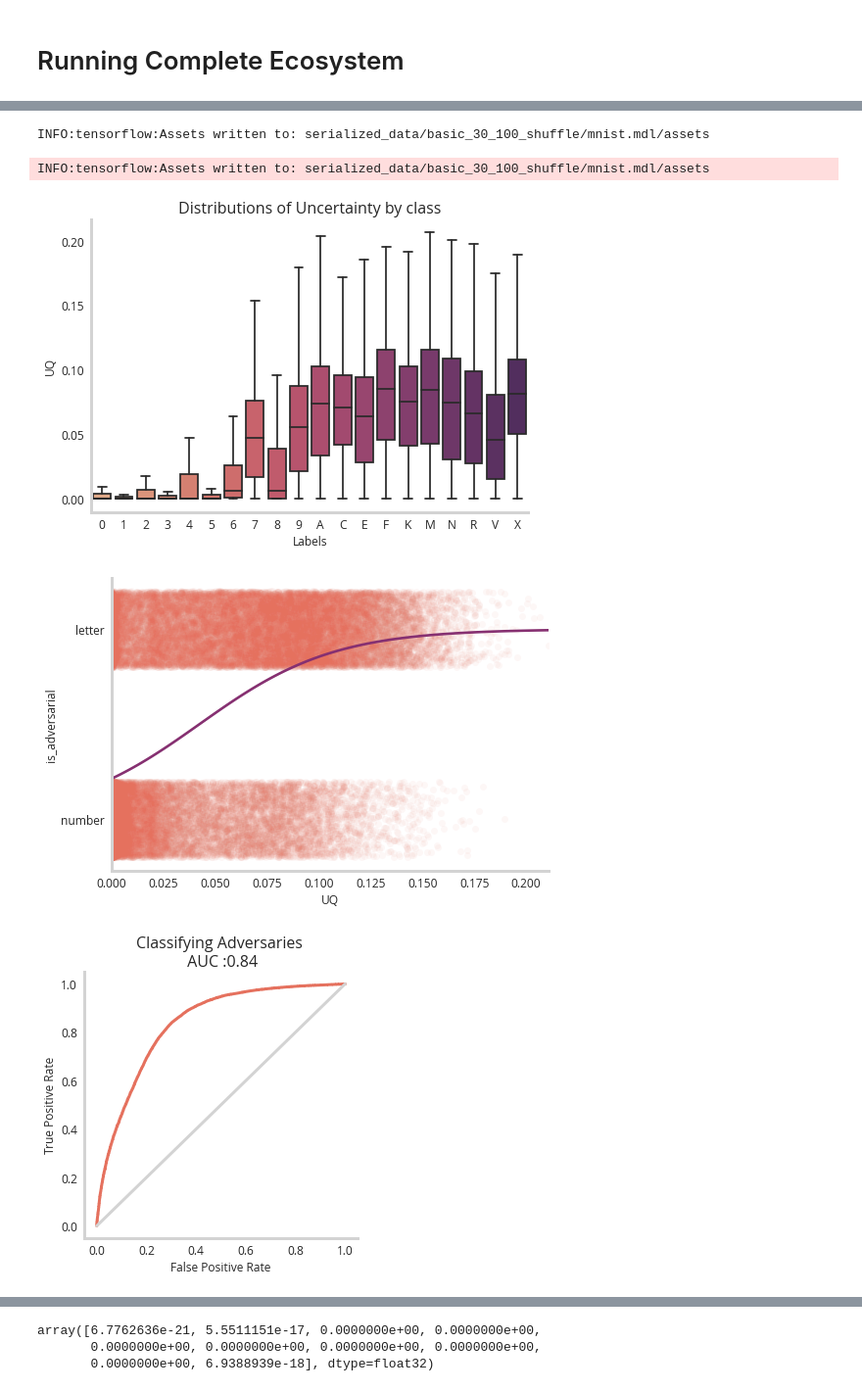
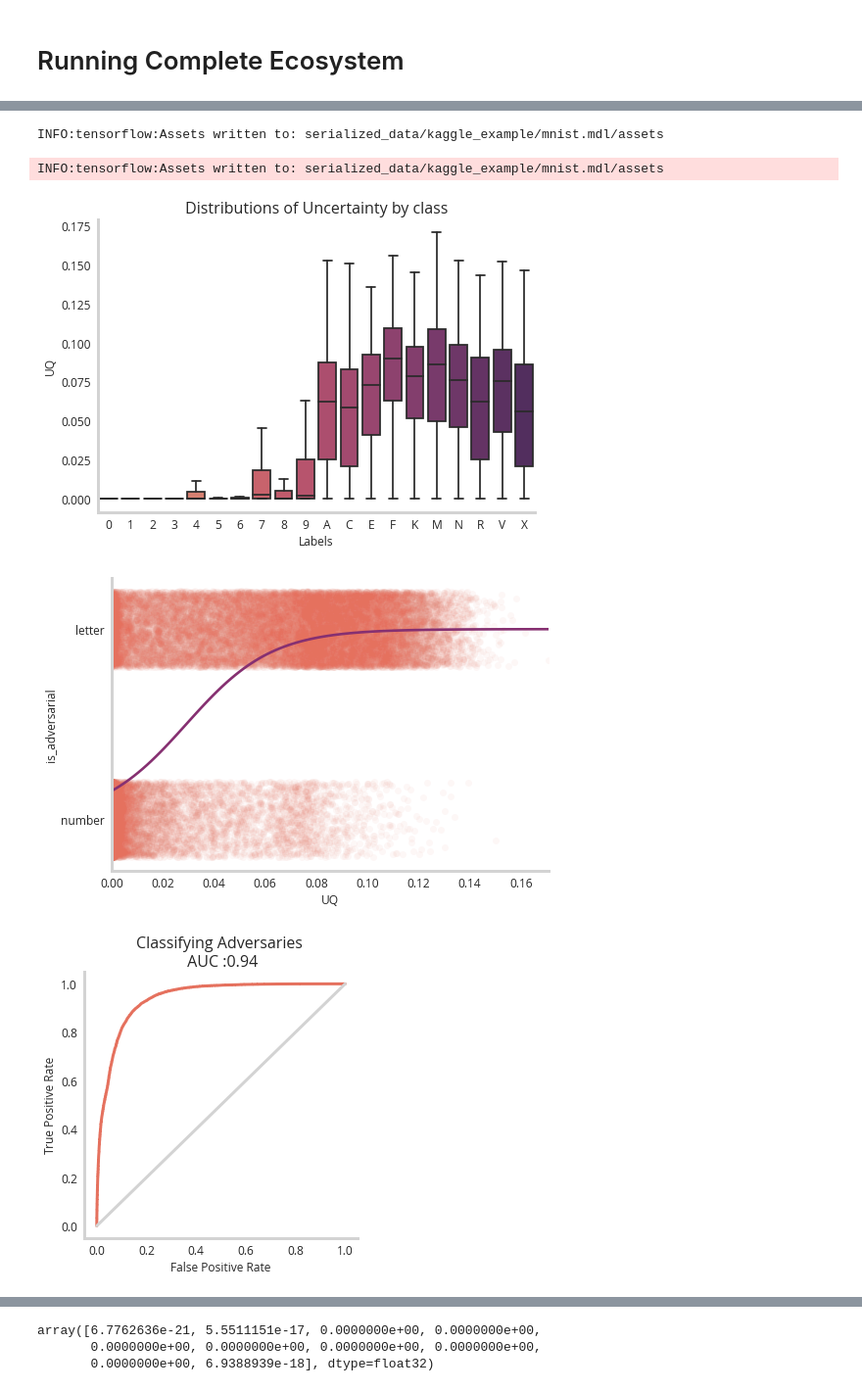
Before and after one commit to NicholasARossi/UQ_methods, a Jupyter notebook: notebooks/05_Neural_Network_Uncertainty_Quantification_with_Dropout.ipynb, the cells around one changed output, grey strips where cells are left out. Shown at 98% size. Saved outputs shown, nothing was run; the diff lists cells and outputs as text; code cells hidden in the pictures.

```diff
--- a/notebooks/05_Neural_Network_Uncertainty_Quantification_with_Dropout.ipynb
+++ b/notebooks/05_Neural_Network_Uncertainty_Quantification_with_Dropout.ipynb
@@ -218,8 +237,8 @@ from utility.mnist_data.model_warehouse import rich_CNN,thicc_CNN_dropout,basic_
 from sklearn.metrics import confusion_matrix
 from sklearn.metrics import accuracy_score
 # %%
-titles=['basic_30_100_shuffle']
-for i, model in enumerate([basic_CNN]):
+titles=['basic_CNN','deep_CNN']
+for i, model in enumerate([kaggle_example]):
 
     complete_model=DropoutMinstModel(base_model=model,n_epochs=30,n_dropout_shuffles=100,title=titles[i])
     complete_model.train()
@@ -249,8 +268,8 @@ Epoch 30/30
 INFO:root:mnist model trained
 INFO:root:Collecting UQ from dropout
 INFO:root:Finished collecting UQ from dropout
-INFO:tensorflow:Assets written to: serialized_data/basic_30_100_shuffle/mnist.mdl/assets
+INFO:tensorflow:Assets written to: serialized_data/kaggle_example/mnist.mdl/assets
-INFO:tensorflow:Assets written to: serialized_data/basic_30_100_shuffle/mnist.mdl/assets
+INFO:tensorflow:Assets written to: serialized_data/kaggle_example/mnist.mdl/assets
-[figure, old version]
+[figure, new version]
-[figure, old version]
+[figure, new version]
-[figure, old version]
+[figure, new version]
```
Also changed, not shown: parts of 22 cells of this notebook, 2 other files.
